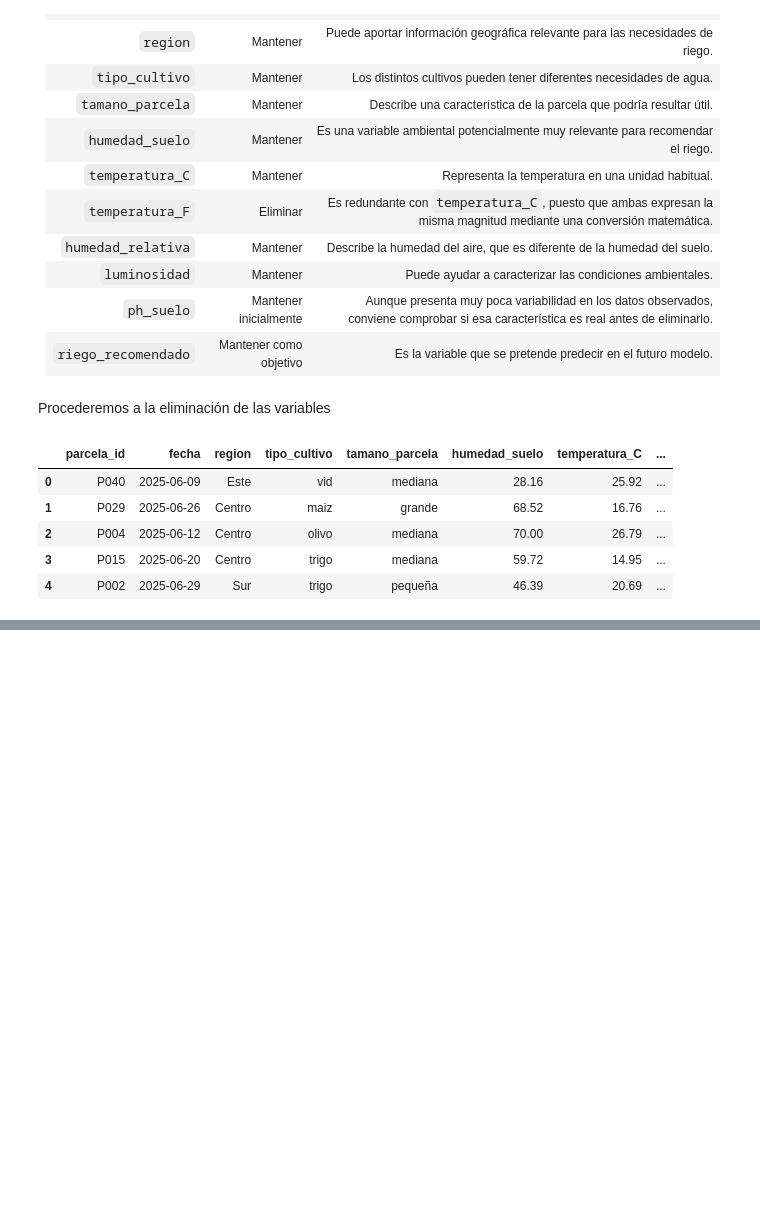
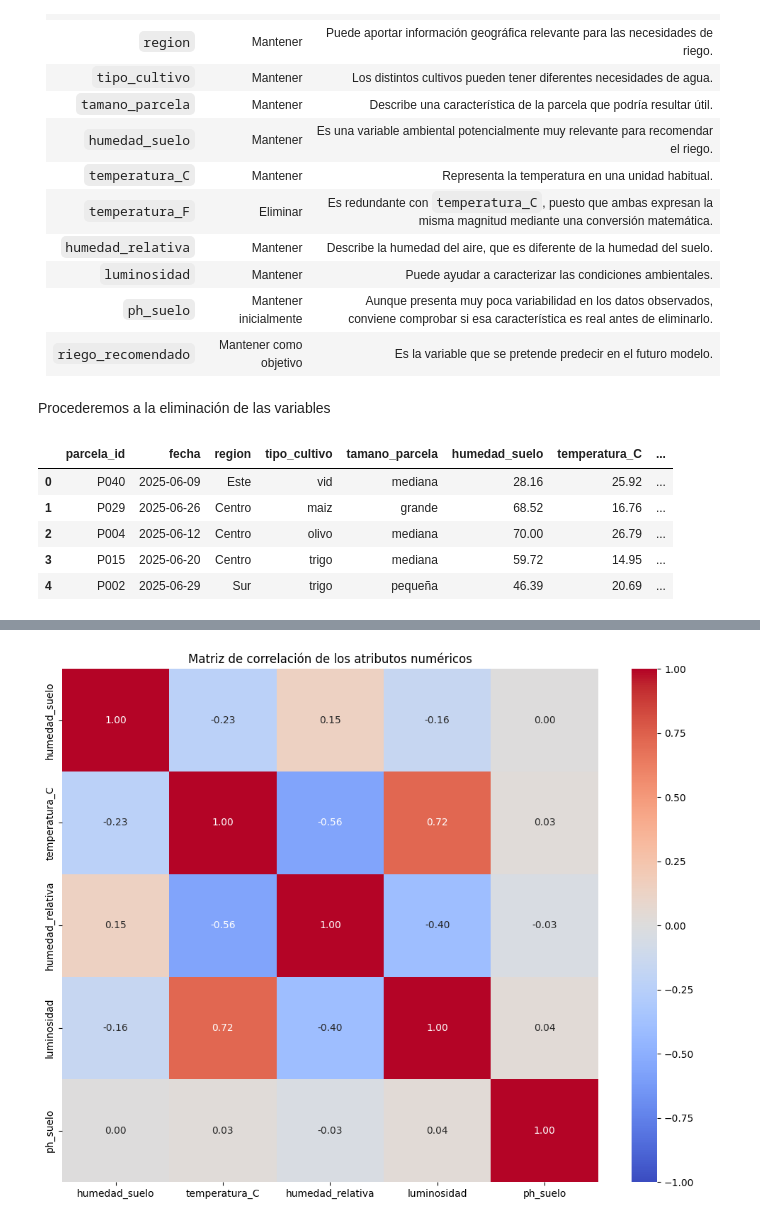
Before and after one commit to MarioGuti24/Proyecto1_Percepcion_Computacional, a Jupyter notebook: Practica Grupal/P1_HugoFernandez_FernandoViolero_MarioGutierrez.ipynb, the cells around one changed output, grey strips where cells are left out. Cells and saved outputs as stored; diff of their text form; code cells hidden in the pictures; blank space fills up the shorter version.

```diff
--- a/Practica Grupal/P1_HugoFernandez_FernandoViolero_MarioGutierrez.ipynb
+++ b/Practica Grupal/P1_HugoFernandez_FernandoViolero_MarioGutierrez.ipynb
@@ -399,0 +410,19 @@ También se elimina temperatura_F, ya que representa la misma magnitud física q
+# %%
+from sklearn.preprocessing import MinMaxScaler
+columnas_numericas1 = df1.select_dtypes(include="number")
+
+
+# Normalizamos las variables
+scaler = MinMaxScaler()
+datos_normalizados = scaler.fit_transform(columnas_numericas1)
+
+df_normalizado = pd.DataFrame(
+    datos_normalizados,
+    columns=columnas_numericas1.columns,
+    index=df.index
+)
+
+# Calculamos la varianza de cada atributo normalizado
+varianzas = df_normalizado.var().sort_values()
+
+print(varianzas)
@@ -399,0 +442,21 @@ También se elimina temperatura_F, ya que representa la misma magnitud física q
+# %%
+columnas_numericas1 = df_normalizado.select_dtypes(include="number")
+
+# Calculamos la matriz de correlación
+correlacion1 = columnas_numericas1.corr()
+
+# Representamos la matriz mediante un mapa de calor
+plt.figure(figsize=(10, 8))
+sns.heatmap(
+    correlacion1,
+    annot=True,
+    cmap="coolwarm",
+    vmin=-1,
+    vmax=1,
+    fmt=".2f"
+)
+plt.title("Matriz de correlación de los atributos numéricos")
+plt.tight_layout()
+plt.show()
+# %% [output]
+[figure, added]
```
Also changed, not shown: parts of 18 cells of this notebook.
